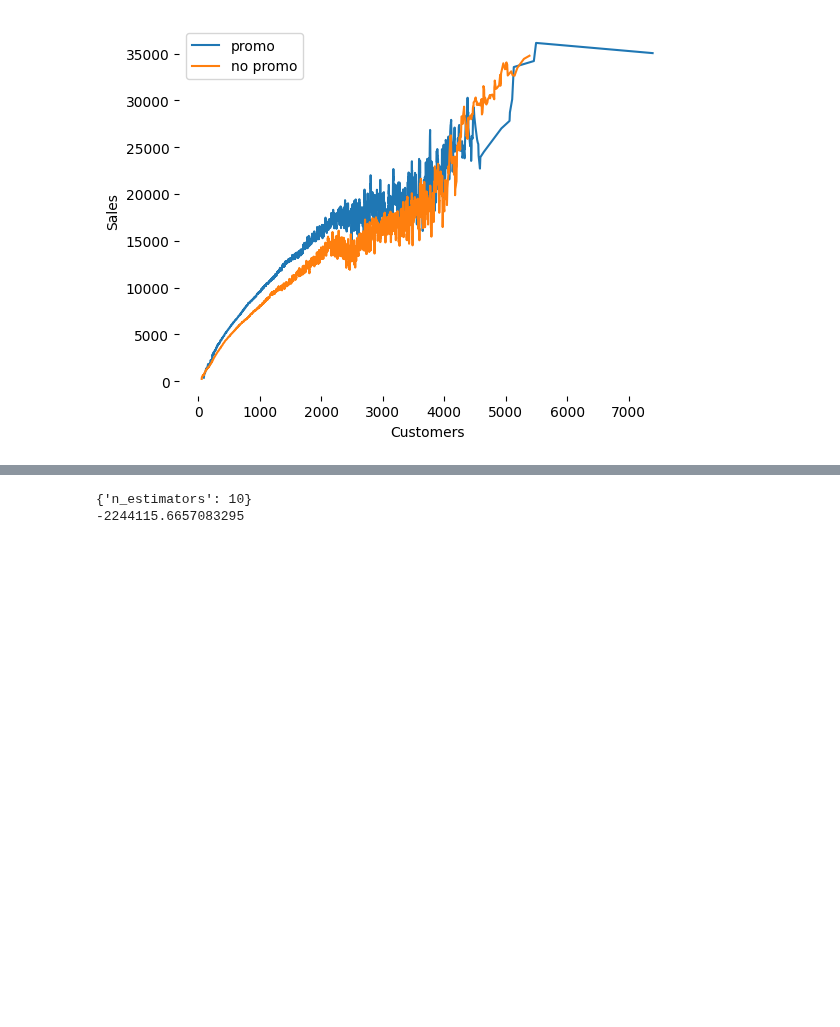
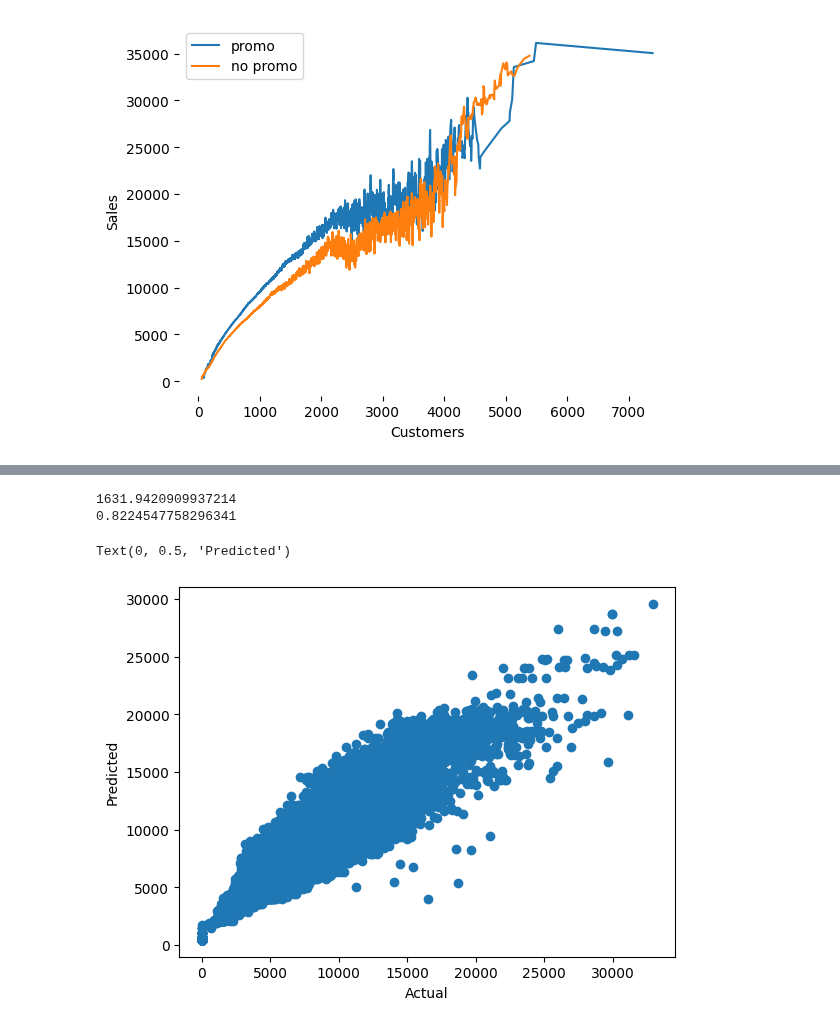
Before and after one commit to Bratpfannengamer/Rossmann, a Jupyter notebook: notebook_Till.ipynb, the cells around one changed output, grey strips where cells are left out. Cells and saved outputs as stored; diff of their text form; code cells hidden in the pictures; blank space fills up the shorter version.

```diff
--- a/notebook_Till.ipynb
+++ b/notebook_Till.ipynb
@@ -445,16 +389,39 @@ print(r2)
-# %%
-#best parameters
-print(clf.best_params_)
-
-#best score
-print(clf.best_score_)
-# %% [output]
-{'n_estimators': 10}
--2244115.6657083295
+# %%
+#predict sales adaboost regression with gridsearch
+from sklearn.ensemble import AdaBoostRegressor
+from sklearn.tree import DecisionTreeRegressor
+from sklearn.model_selection import train_test_split
+from sklearn.metrics import mean_squared_error
+from sklearn.metrics import r2_score
+from sklearn.model_selection import GridSearchCV
+
+#split data into train and test
+ada_X_train, ada_X_test, ada_y_train, ada_y_test = train_test_split(df_train_store_sample[features], df_train_store_sample[target], test_size=0.6, random_state=42)
+
+#instantiate model
+ada = AdaBoostRegressor(DecisionTreeRegressor(max_depth=4), n_estimators=100)
+
+#fit model
+ada.fit(ada_X_train, ada_y_train)
+
+#predict
+ada_y_pred = ada.predict(ada_X_test)
+
+#calculate rmse
+print(np.sqrt(mean_squared_error(ada_y_test, ada_y_pred)))
+
+#calculate r2
+print(r2_score(ada_y_test, ada_y_pred))
+# %% [output]
+1631.9420909937214
+0.8224547758296341
 # %%
 #plot actual vs predicted
-plt.scatter(y_test, y_pred)
+plt.scatter(ada_y_test, ada_y_pred)
 plt.xlabel('Actual')
 plt.ylabel('Predicted')
+# %% [output]
+Text(0, 0.5, 'Predicted')
+[figure, added]
 # %%
 #plot residuals
```
Also changed, not shown: parts of 17 cells of this notebook, 2 other files.
